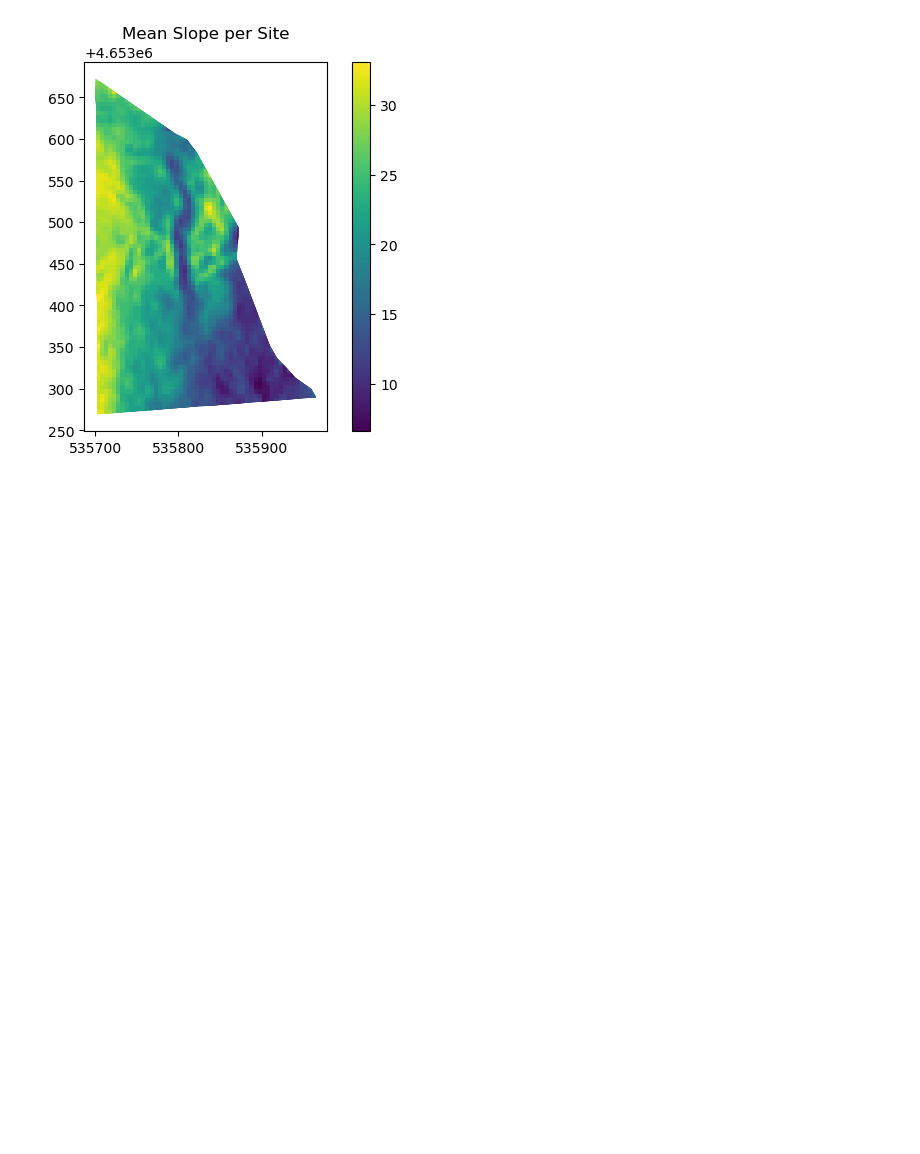
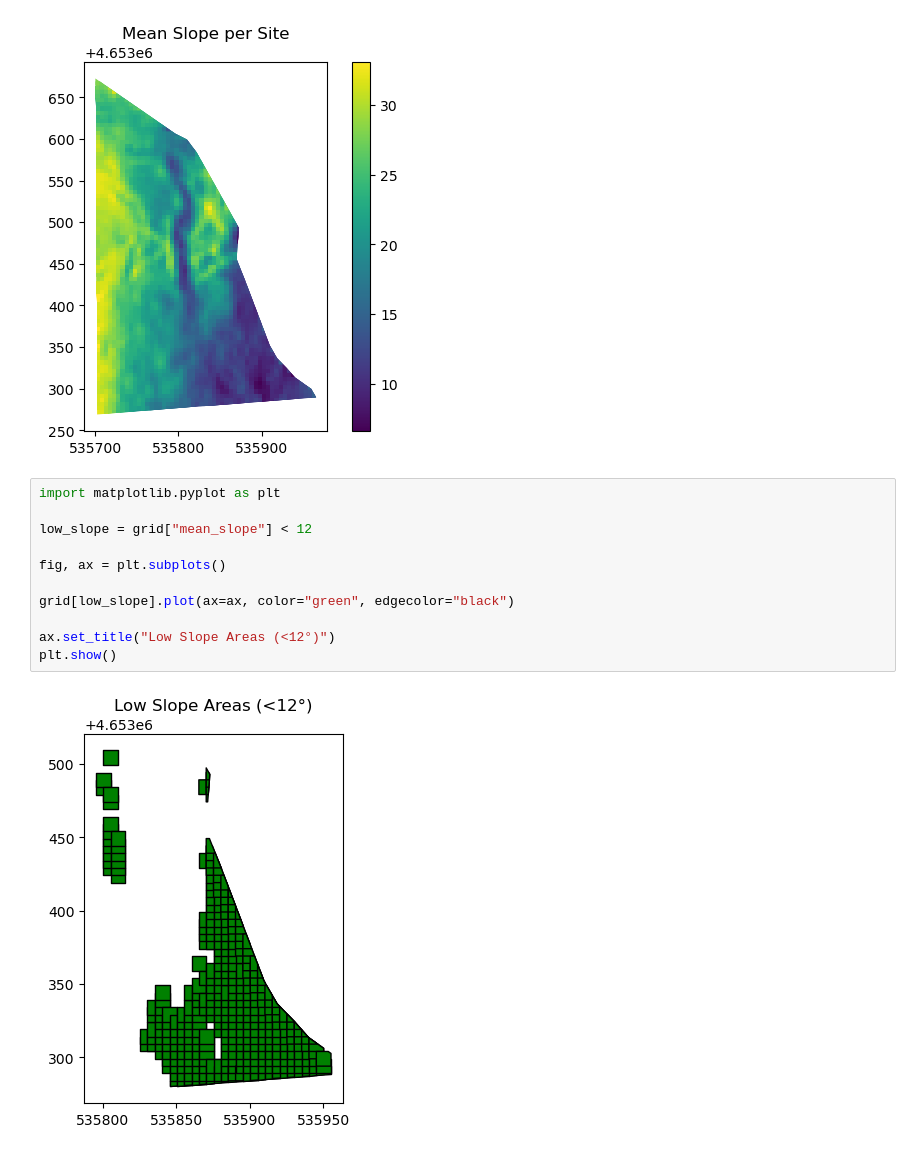
Before and after one commit to koltonrogers15-hub/Cabin_Site_suitability_Analysis, a Jupyter notebook: cabinsite.ipynb, the cells around one changed output. Cells and saved outputs as stored; diff of their text form; blank space fills up the shorter version.

```diff
--- a/cabinsite.ipynb
+++ b/cabinsite.ipynb
@@ -280,3 +280,16 @@ ax.set_title("Mean Slope per Site")
 plt.show()
 # %% [output]
 [figure]
+# %%
+import matplotlib.pyplot as plt
+
+low_slope = grid["mean_slope"] < 12
+
+fig, ax = plt.subplots()
+
+grid[low_slope].plot(ax=ax, color="green", edgecolor="black")
+
+ax.set_title("Low Slope Areas (<12°)")
+plt.show()
+# %% [output]
+[figure, added]
```
Also changed, not shown: parts of 8 cells of this notebook, 4 other files.
